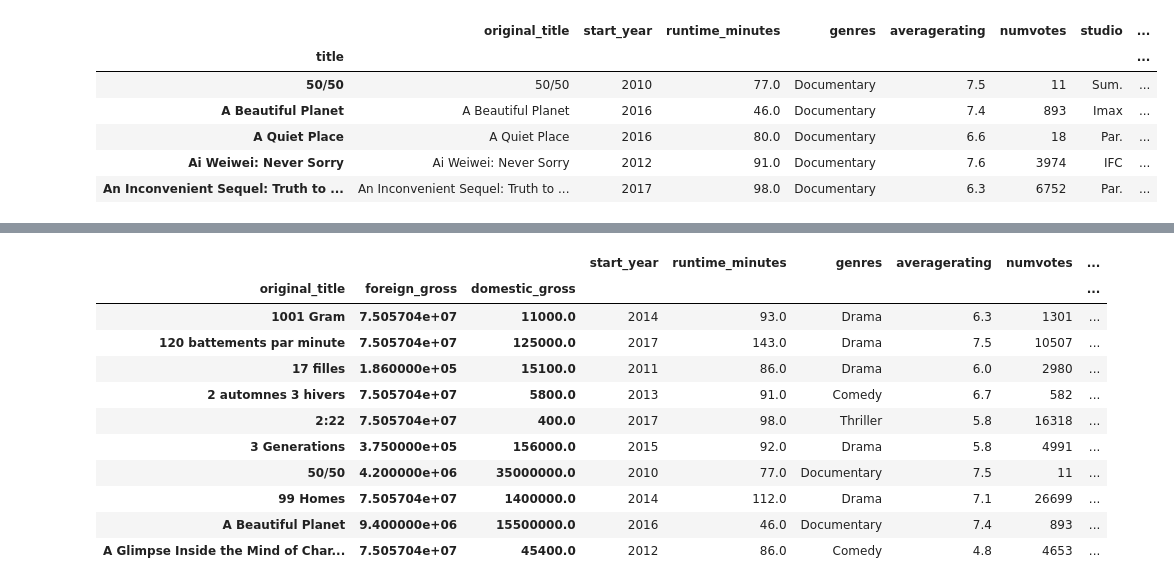
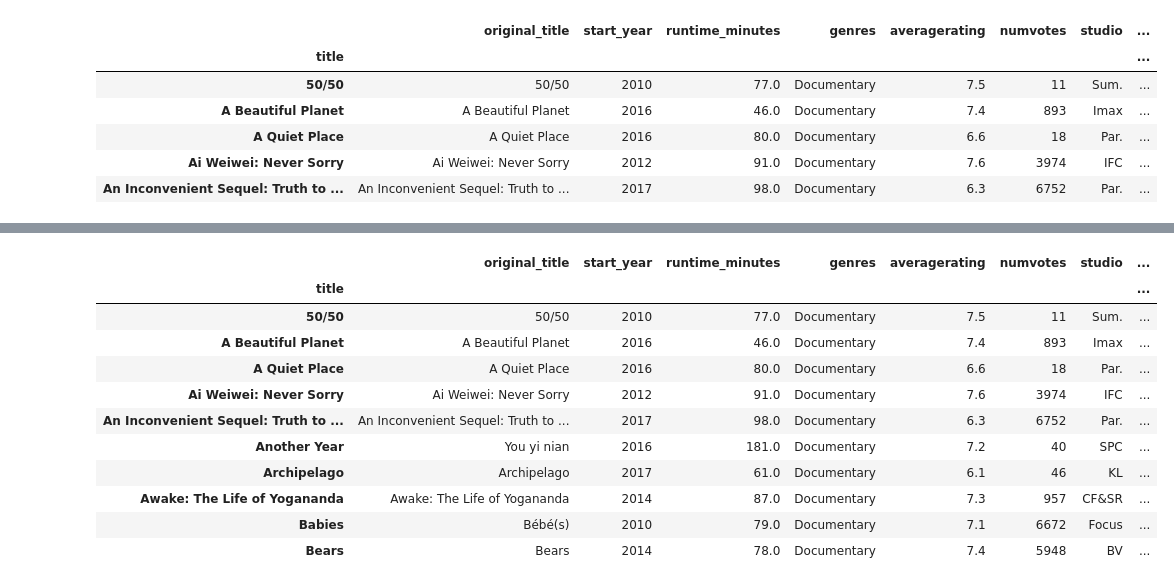
Before and after one commit to Kittycatangel/movieproject, a Jupyter notebook: projectcode2.ipynb, the cells around one changed output, grey strips where cells are left out. Drawn from its saved outputs; the diff is of its cells as text; code cells hidden in the pictures.

```diff
--- a/projectcode2.ipynb
+++ b/projectcode2.ipynb
@@ -689,4 +785,6 @@ Documentary_df.groupby(['original_title', 'foreign_gross',  'domestic_gross']).m
 # %%
+#Combine all representative movie category dataframes in one dataset df5
+
 Documentary_df = df4[df4['genres'] == 'Documentary']
 Drama_df = df4[df4['genres'] == 'Drama']
 #Sport_df = df4[df4['genres'] == 'Sport']
@@ -694,8 +792,8 @@ Action_df = df4[df4['genres'] == 'Action']
 Animation_df = df4[df4['genres'] == 'Animation']
 Romance_df = df4[df4['genres'] == 'Romance']
 #Adventure_df = df4[df4['genres'] == 'Adventure']
-#Fantasy_df = df4[df4['genres'] == 'Fantasy']
-#Music_df = df4[df4['genres'] == 'Music']
+Fantasy_df = df4[df4['genres'] == 'Fantasy']
+Music_df = df4[df4['genres'] == 'Music']
 Crime_df = df4[df4['genres'] == 'Crime']
 Comedy_df = df4[df4['genres'] == 'Comedy']
 #History_df = df4[df4['genres'] == 'History']
@@ -705,7 +803,7 @@ Comedy_df = df4[df4['genres'] == 'Comedy']
 Horror_df = df4[df4['genres'] == 'Horror']
 #Mystery_df = df4[df4['genres'] == 'Mystery']
 Thriller_df = df4[df4['genres'] == 'Thriller']
-df5=pd.concat([Documentary_df,Drama_df, Action_df,Animation_df, Romance_df, Crime_df, Comedy_df, Horror_df, Thriller_df])
+df5=pd.concat([Documentary_df,Drama_df, Fantasy_df, Music_df, Action_df,Animation_df, Romance_df, Crime_df, Comedy_df, Horror_df, Thriller_df])
 # %%
 df5.head()
 # %% [output]
@@ -719,15 +1001,18 @@ df5.head()
+# %%
+#Create new column total revenue which is the sum for domestic and foreign gross
+df5['totalrevenue']=df5['domestic_gross'] + df5['foreign_gross']
 # %%
-df5.groupby(['original_title', 'foreign_gross',  'domestic_gross']).max().head(10)
+df5.head(10)
 # %% [output]
-|  |  |  | start_year | runtime_minutes | genres | averagerating | numvotes | ... |
-| original_title | foreign_gross | domestic_gross |  |  |  |  |  | ... |
-| 1001 Gram | 7.505704e+07 | 11000.0 | 2014 | 93.0 | Drama | 6.3 | 1301 | ... |
-| 120 battements par minute | 7.505704e+07 | 125000.0 | 2017 | 143.0 | Drama | 7.5 | 10507 | ... |
-| 17 filles | 1.860000e+05 | 15100.0 | 2011 | 86.0 | Drama | 6.0 | 2980 | ... |
-| 2 automnes 3 hivers | 7.505704e+07 | 5800.0 | 2013 | 91.0 | Comedy | 6.7 | 582 | ... |
-| 2:22 | 7.505704e+07 | 400.0 | 2017 | 98.0 | Thriller | 5.8 | 16318 | ... |
-| 3 Generations | 3.750000e+05 | 156000.0 | 2015 | 92.0 | Drama | 5.8 | 4991 | ... |
-| 50/50 | 4.200000e+06 | 35000000.0 | 2010 | 77.0 | Documentary | 7.5 | 11 | ... |
-| 99 Homes | 7.505704e+07 | 1400000.0 | 2014 | 112.0 | Drama | 7.1 | 26699 | ... |
-| A Beautiful Planet | 9.400000e+06 | 15500000.0 | 2016 | 46.0 | Documentary | 7.4 | 893 | ... |
-| A Glimpse Inside the Mind of Char... | 7.505704e+07 | 45400.0 | 2012 | 86.0 | Comedy | 4.8 | 4653 | ... |
+|  | original_title | start_year | runtime_minutes | genres | averagerating | numvotes | studio | ... |
+| title |  |  |  |  |  |  |  | ... |
+| 50/50 | 50/50 | 2010 | 77.0 | Documentary | 7.5 | 11 | Sum. | ... |
+| A Beautiful Planet | A Beautiful Planet | 2016 | 46.0 | Documentary | 7.4 | 893 | Imax | ... |
+| A Quiet Place | A Quiet Place | 2016 | 80.0 | Documentary | 6.6 | 18 | Par. | ... |
+| Ai Weiwei: Never Sorry | Ai Weiwei: Never Sorry | 2012 | 91.0 | Documentary | 7.6 | 3974 | IFC | ... |
+| An Inconvenient Sequel: Truth to ... | An Inconvenient Sequel: Truth to ... | 2017 | 98.0 | Documentary | 6.3 | 6752 | Par. | ... |
+| Another Year | You yi nian | 2016 | 181.0 | Documentary | 7.2 | 40 | SPC | ... |
+| Archipelago | Archipelago | 2017 | 61.0 | Documentary | 6.1 | 46 | KL | ... |
+| Awake: The Life of Yogananda | Awake: The Life of Yogananda | 2014 | 87.0 | Documentary | 7.3 | 957 | CF&SR | ... |
+| Babies | Bébé(s) | 2010 | 79.0 | Documentary | 7.1 | 6672 | Focus | ... |
+| Bears | Bears | 2014 | 78.0 | Documentary | 7.4 | 5948 | BV | ... |
```
Also changed, not shown: parts of 149 cells of this notebook.
